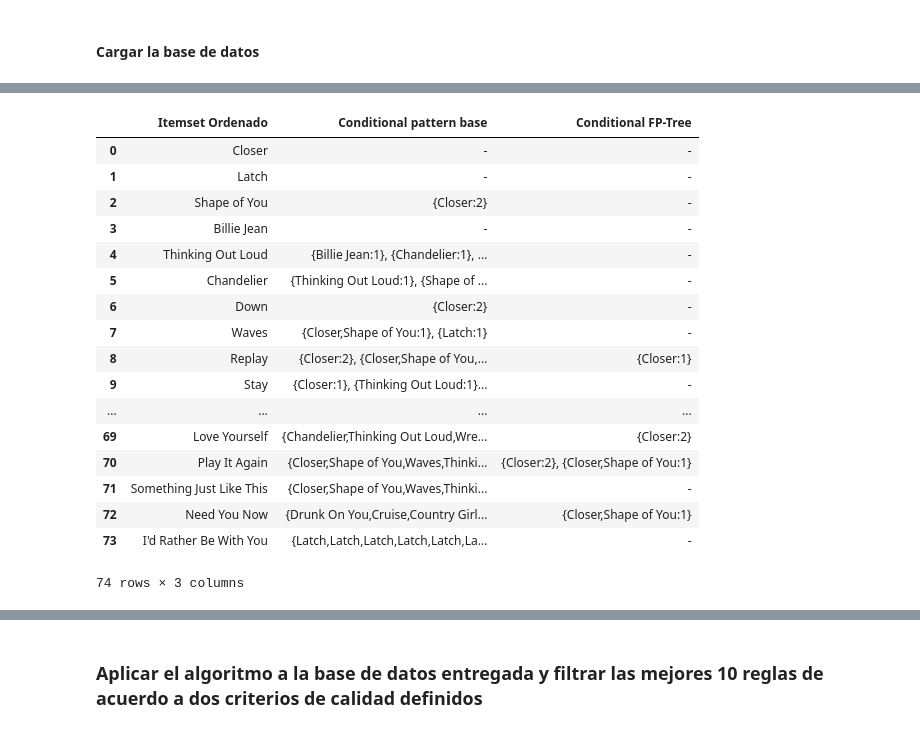
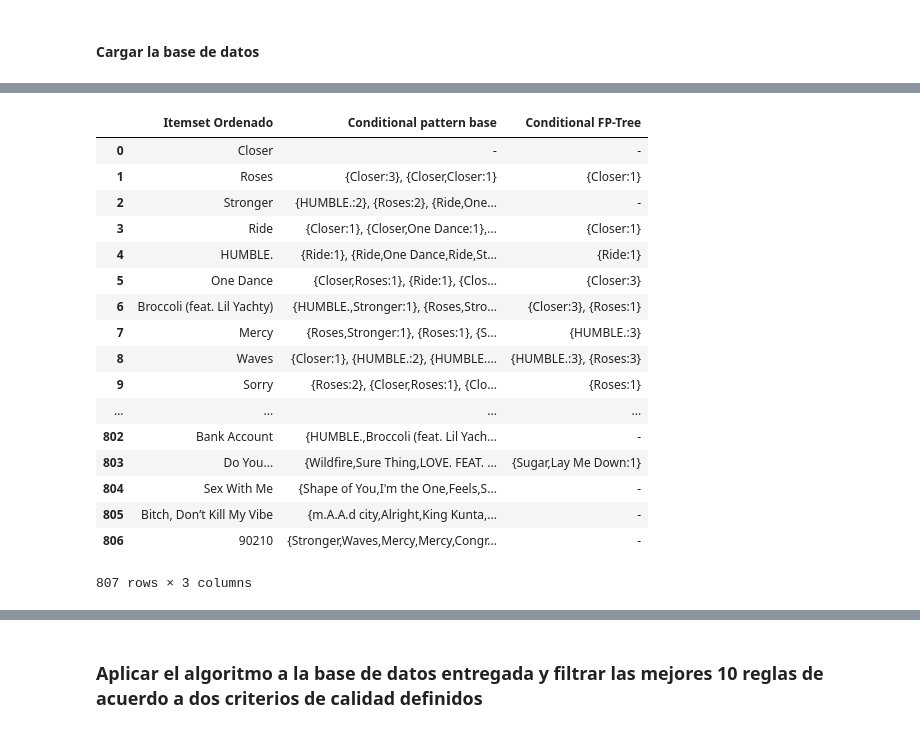
Before and after one commit to FranciscaCerquinho/MineriaDeDatos_FPGrowth, a Jupyter notebook: tarea1.ipynb, the cells around one changed output, grey strips where cells are left out. Saved outputs shown, nothing was run; the diff lists cells and outputs as text; code cells hidden in the pictures.

```diff
--- a/tarea1.ipynb
+++ b/tarea1.ipynb
@@ -52,4 +52,4 @@ min_support = 4
 database =  np.load('spotify.npy',allow_pickle=True)
 data_base_array = database.item()
 
-nr_arrays = 100 #len(data_base_array)
+nr_arrays = 300 #len(data_base_array)
@@ -290,89 +346,77 @@ df.head(len(tabla_itemsets_ordenado))
 # %%
 #  buscar los items comunes en itemset de conditional pattern base
 
-def findFirstDiffPos(a, b):
+def findCommonElem(a, b):
+    array = []
     if len(a) >= len(b):
         length = len(b)
     else:
         length = len(a)
     for i in range(length):
-        if a[i] != b[i]:
-            return i
-    return -1
+        if a[i] == b[i]:
+            array.append(a[i])
+        else:
+            return array
+    return array
 
 dict_itemsComunes = {}
-
 for item,listpatterns in conditionalPattern_array.items():
     dict_itemElemCommon = {}
     for k in range(len(listpatterns)):
         elemK = list(listpatterns[k].keys())[0]
+        elemK = elemK.split(',')
+        #print('elemK',elemK)
         for j in range(k+1,len(listpatterns)):
             elemJ = list(listpatterns[j].keys())[0]
-            indexOfDifPos = findFirstDiffPos(elemK,elemJ)
-            if indexOfDifPos != -1:
-                common = elemK[:indexOfDifPos]
-                if common.find(',') != -1 and common.endswith(','):
-                    commonElem = elemK[:indexOfDifPos-1]
-                    if commonElem in dict_itemElemCommon:
-                        dict_itemElemCommon[commonElem] = dict_itemElemCommon[commonElem] + 1
-                    else:
-                        dict_itemElemCommon[commonElem] = 1
+            elemJ = elemJ.split(',')
+            common = findCommonElem(elemK,elemJ)
+            common = ','.join(common)
+            #print('common',common)
+            if len(common) != 0:
+                if common in dict_itemElemCommon:
+                    dict_itemElemCommon[common] = dict_itemElemCommon[common] + 1
+                else:
+                    dict_itemElemCommon[common] = 1
     dict_itemsComunes[item] = dict_itemElemCommon
-
-"""""
-dict_itemsComunes structure
-
-dict_itemsComunes{
-    'item1':
-        {'pattern':nr
-         'pattern2':nr
-        }
-    'item2':
-        {'pattern':nr
-         'pattern2':nr
-        }
-
-}
-"""""
 
 # Tabla con los items comunes en itemset de conditional pattern base
 
 tabla_itemsets_condpattern = []
 for itemset,condPattern in dict_itemsComunes.items():
     support = ''
     if bool(condPattern) == False:
         tabla_itemsets_condpattern.append('-')
     else:
         for pat,value in condPattern.items():
             item = '{'+pat+':'+str(value)+'}, '
             support = support + item
             tabla_itemsets_condpattern.append(support[:-2])
 
 
 for i in range(len(tabla_itemsets_ordenado)):
     tabla_itemsets_ordenado[i].append(tabla_itemsets_condpattern[i])
 
 col_labels = ['Itemset Ordenado', 'Conditional pattern base', 'Conditional FP-Tree']
 
 df = pd.DataFrame(tabla_itemsets_ordenado)
 df.columns = col_labels
 df.head(len(tabla_itemsets_ordenado))
 # %% [output]
 |  | Itemset Ordenado | Conditional pattern base | Conditional FP-Tree |
 | 0 | Closer | - | - |
-| 1 | Latch | - | - |
-| 2 | Shape of You | {Closer:2} | - |
-| 3 | Billie Jean | - | - |
-| 4 | Thinking Out Loud | {Billie Jean:1}, {Chandelier:1}, ... | - |
-| 5 | Chandelier | {Thinking Out Loud:1}, {Shape of ... | - |
-| 6 | Down | {Closer:2} | - |
-| 7 | Waves | {Closer,Shape of You:1}, {Latch:1} | - |
-| 8 | Replay | {Closer:2}, {Closer,Shape of You,... | {Closer:1} |
-| 9 | Stay | {Closer:1}, {Thinking Out Loud:1}... | - |
+| 1 | Roses | {Closer:3}, {Closer,Closer:1} | {Closer:1} |
+| 2 | Stronger | {HUMBLE.:2}, {Roses:2}, {Ride,One... | - |
+| 3 | Ride | {Closer:1}, {Closer,One Dance:1},... | {Closer:1} |
+| 4 | HUMBLE. | {Ride:1}, {Ride,One Dance,Ride,St... | {Ride:1} |
+| 5 | One Dance | {Closer,Roses:1}, {Ride:1}, {Clos... | {Closer:3} |
+| 6 | Broccoli (feat. Lil Yachty) | {HUMBLE.,Stronger:1}, {Roses,Stro... | {Closer:3}, {Roses:1} |
+| 7 | Mercy | {Roses,Stronger:1}, {Roses:1}, {S... | {HUMBLE.:3} |
+| 8 | Waves | {Closer:1}, {HUMBLE.:2}, {HUMBLE.... | {HUMBLE.:3}, {Roses:3} |
+| 9 | Sorry | {Roses:2}, {Closer,Roses:1}, {Clo... | {Roses:1} |
 | ... | ... | ... | ... |
-| 69 | Love Yourself | {Chandelier,Thinking Out Loud,Wre... | {Closer:2} |
-| 70 | Play It Again | {Closer,Shape of You,Waves,Thinki... | {Closer:2}, {Closer,Shape of You:1} |
-| 71 | Something Just Like This | {Closer,Shape of You,Waves,Thinki... | - |
-| 72 | Need You Now | {Drunk On You,Cruise,Country Girl... | {Closer,Shape of You:1} |
-| 73 | I'd Rather Be With You | {Latch,Latch,Latch,Latch,Latch,La... | - |
+| 802 | Bank Account | {HUMBLE.,Broccoli (feat. Lil Yach... | - |
+| 803 | Do You... | {Wildfire,Sure Thing,LOVE. FEAT. ... | {Sugar,Lay Me Down:1} |
+| 804 | Sex With Me | {Shape of You,I'm the One,Feels,S... | - |
+| 805 | Bitch, Don’t Kill My Vibe | {m.A.A.d city,Alright,King Kunta,... | - |
+| 806 | 90210 | {Stronger,Waves,Mercy,Mercy,Congr... | - |
-74 rows × 3 columns
+807 rows × 3 columns
```
Also changed, not shown: parts of 21 cells of this notebook, 1 other file.
